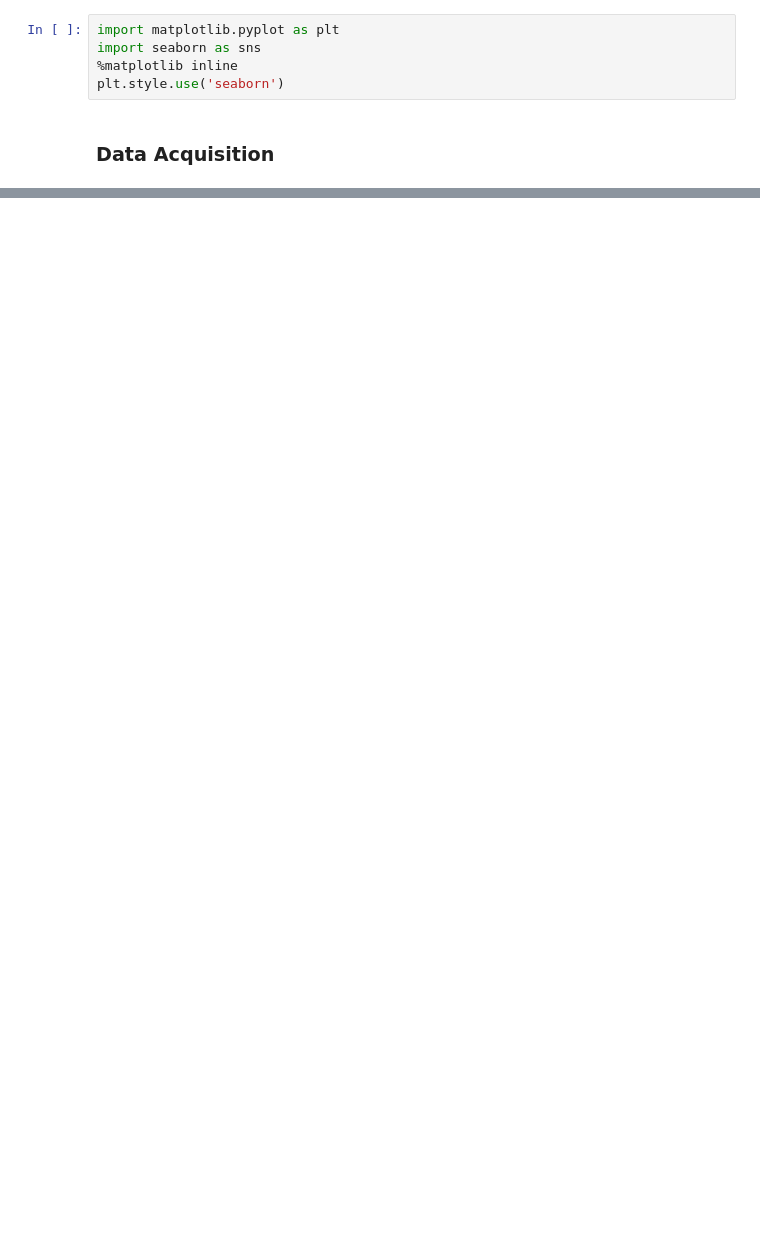
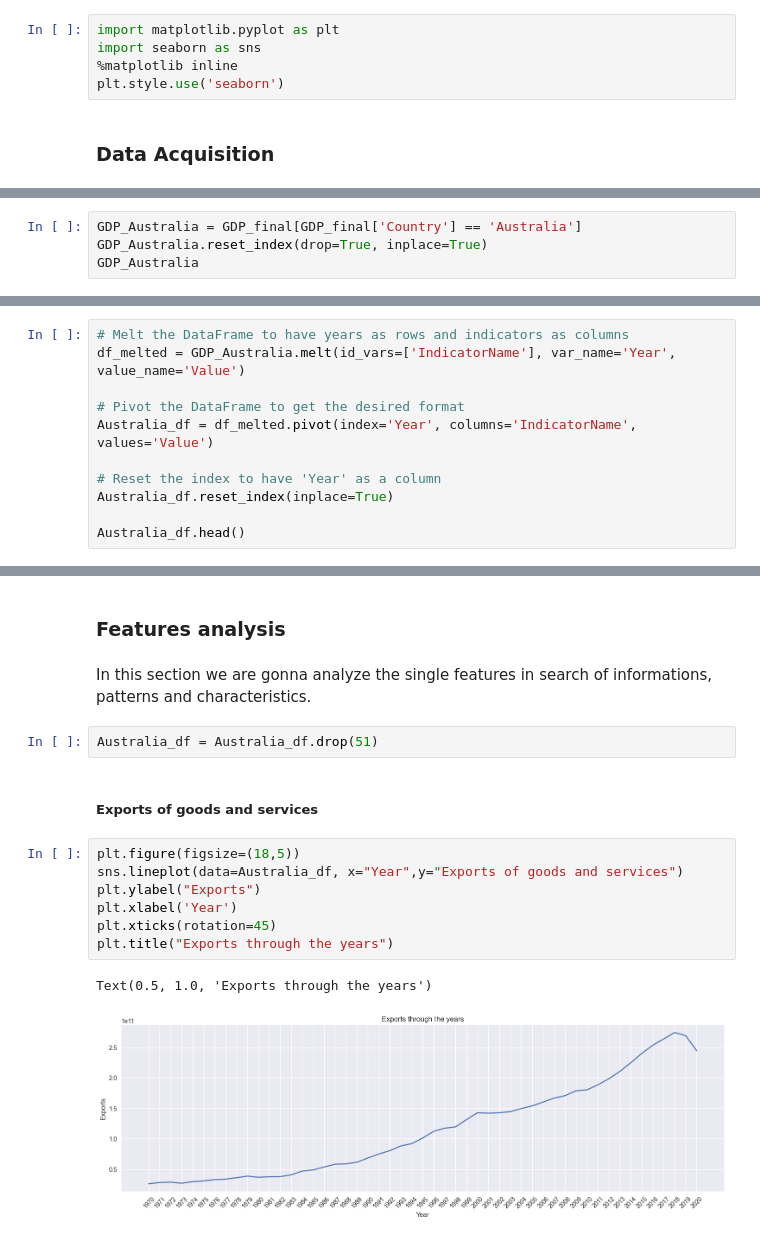
Before and after one commit to AlessandroSignoretto/Statistical_Models_project, a Jupyter notebook: Models_project.ipynb, the cells around one changed output, grey strips where cells are left out. Drawn from its saved outputs; the diff is of its cells as text; blank space fills up the shorter version.

```diff
--- a/Models_project.ipynb
+++ b/Models_project.ipynb
@@ -48,0 +196,4 @@ GDP_data.head()
+# %%
+GDP_Australia = GDP_final[GDP_final['Country'] == 'Australia']
+GDP_Australia.reset_index(drop=True, inplace=True)
+GDP_Australia
@@ -48,0 +213,11 @@ GDP_data.head()
+# %%
+# Melt the DataFrame to have years as rows and indicators as columns
+df_melted = GDP_Australia.melt(id_vars=['IndicatorName'], var_name='Year', value_name='Value')
+
+# Pivot the DataFrame to get the desired format
+Australia_df = df_melted.pivot(index='Year', columns='IndicatorName', values='Value')
+
+# Reset the index to have 'Year' as a column
+Australia_df.reset_index(inplace=True)
+
+Australia_df.head()
@@ -48,0 +241,18 @@ GDP_data.head()
+# %% [markdown]
+<h3><b>Features analysis</b></h3>
+# %% [markdown]
+In this section we are gonna analyze the single features in search of informations, patterns and characteristics.
+# %%
+Australia_df = Australia_df.drop(51)
+# %% [markdown]
+<h5><b>Exports of goods and services</b></h5>
+# %%
+plt.figure(figsize=(18,5))
+sns.lineplot(data=Australia_df, x="Year",y="Exports of goods and services")
+plt.ylabel("Exports")
+plt.xlabel('Year')
+plt.xticks(rotation=45)
+plt.title("Exports through the years")
+# %% [output]
+Text(0.5, 1.0, 'Exports through the years')
+[figure, added]
```
Also changed, not shown: parts of 22 cells of this notebook.
